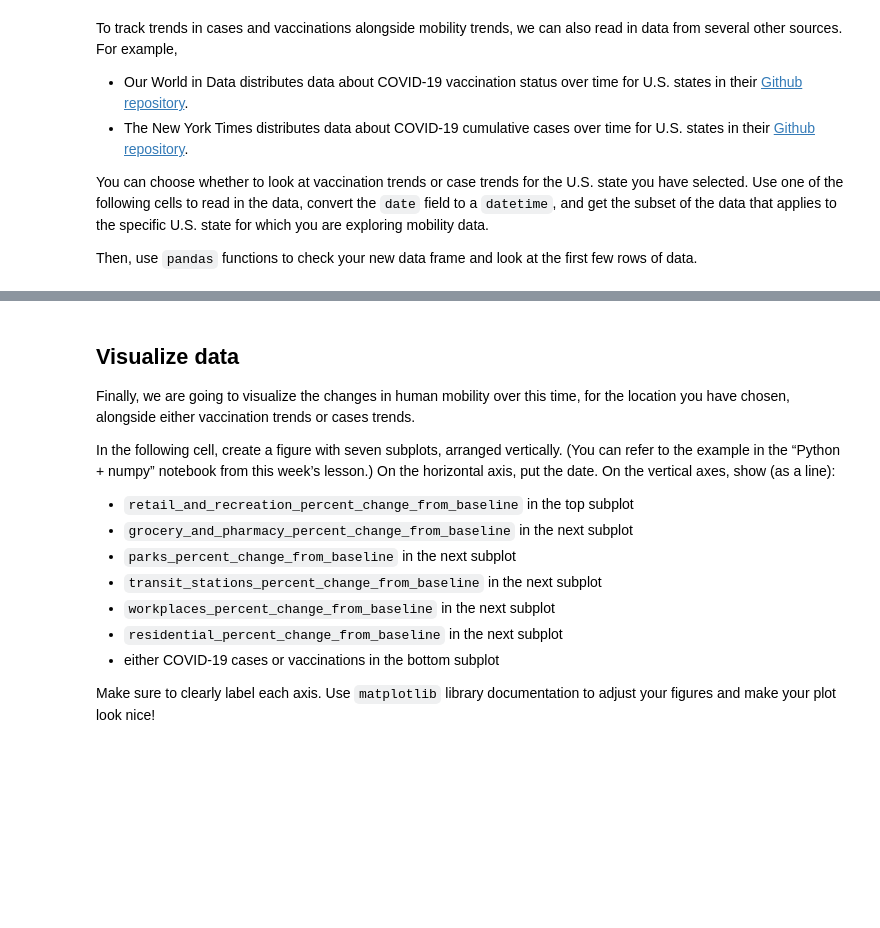
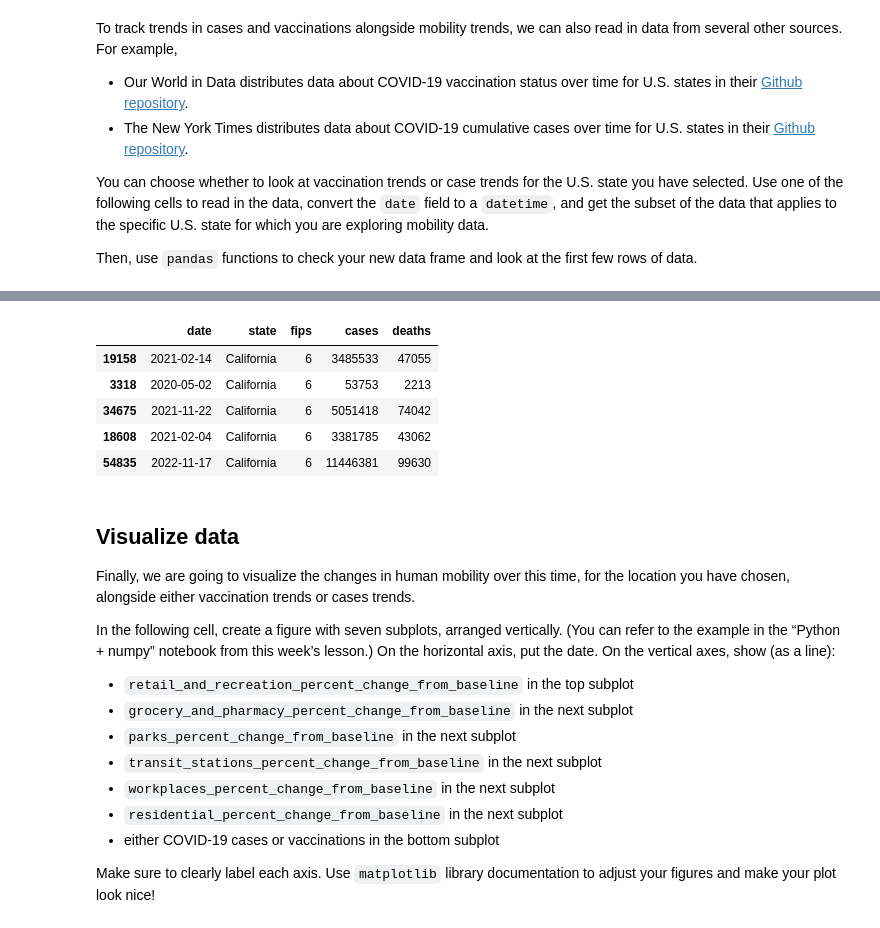
Before and after one commit to ZoeMcFife/5AHITM, a Jupyter notebook: INSY/Colab/#2024-10-17#/explore-hw.ipynb, the cells around one changed output, grey strips where cells are left out. Drawn from its saved outputs; the diff is of its cells as text; code cells hidden in the pictures; blank space fills up the shorter version.

```diff
--- a/INSY/Colab/#2024-10-17#/explore-hw.ipynb
+++ b/INSY/Colab/#2024-10-17#/explore-hw.ipynb
@@ -244,11 +244,21 @@ df_vax_subset.head()
 # %%
 # TODO Q8 - Cases option
 
 url_cases = 'https://github.com/nytimes/covid-19-data/raw/master/us-states.csv'
-# df_cases = ...
-# df_cases['date'] = ...
-# df_cases_subset = ...
+df_cases = pd.read_csv(url_cases)
+df_cases['date'] = pd.to_datetime(df_cases.date)
+
+df_cases_subset = df_cases[(df_cases.state.eq("California"))]
 # check the data frame and look at a few rows
+
+df_cases_subset.sample(5)
+# %% [output]
+|  | date | state | fips | cases | deaths |
+| 19158 | 2021-02-14 | California | 6 | 3485533 | 47055 |
+| 3318 | 2020-05-02 | California | 6 | 53753 | 2213 |
+| 34675 | 2021-11-22 | California | 6 | 5051418 | 74042 |
+| 18608 | 2021-02-04 | California | 6 | 3381785 | 43062 |
+| 54835 | 2022-11-17 | California | 6 | 11446381 | 99630 |
 # %% [markdown]
 Visualize data
 --------------
```
Also changed, not shown: parts of 1 cell of this notebook.
